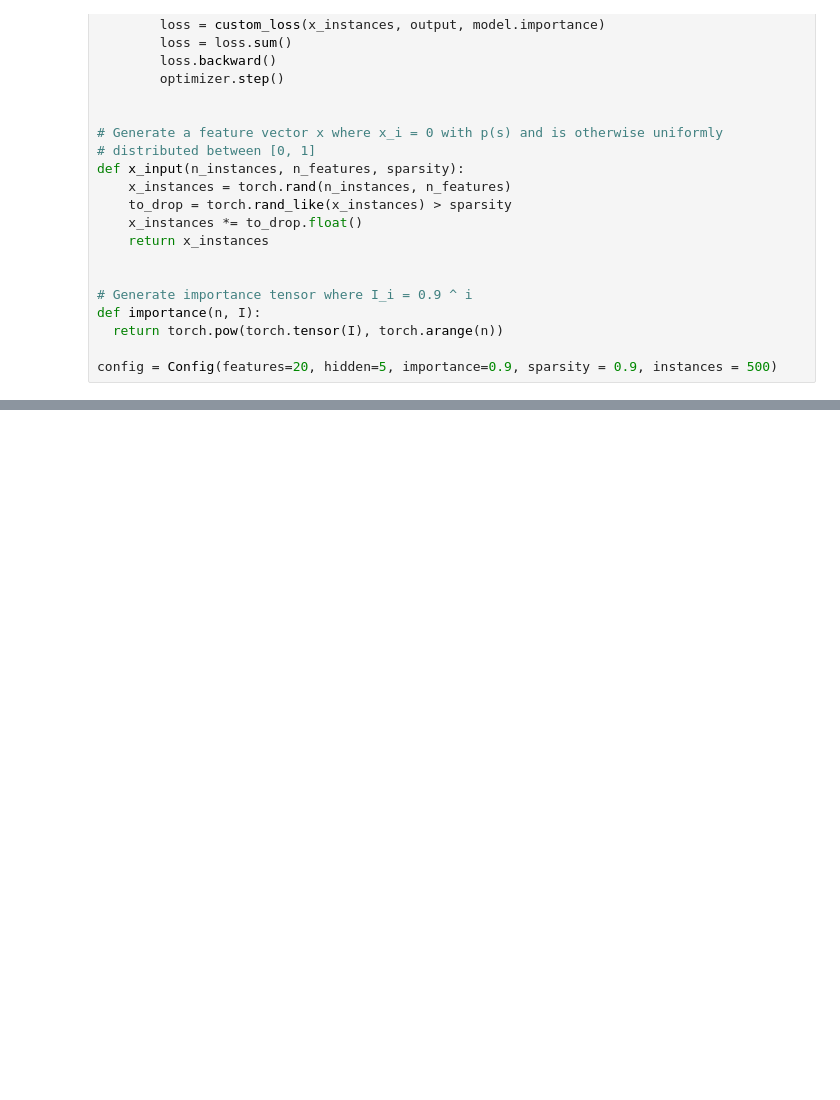
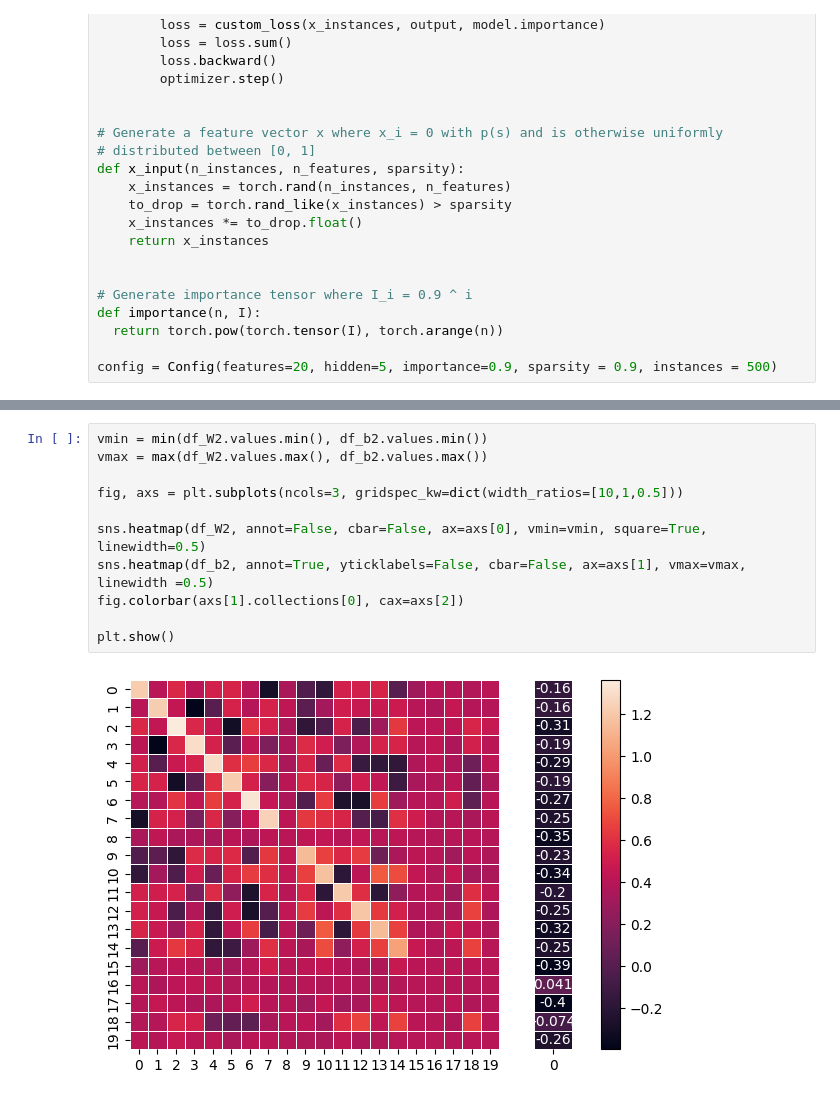
Before and after one commit to Evan-eng/anthropic_superposition_experiment_recreation, a Jupyter notebook: demonstrating_superposition.ipynb, the cells around one changed output, grey strips where cells are left out. Cells and saved outputs as stored; diff of their text form; blank space fills up the shorter version.

```diff
--- a/demonstrating_superposition.ipynb
+++ b/demonstrating_superposition.ipynb
@@ -145,0 +145,13 @@ plt.show()
+# %%
+vmin = min(df_W2.values.min(), df_b2.values.min())
+vmax = max(df_W2.values.max(), df_b2.values.max())
+
+fig, axs = plt.subplots(ncols=3, gridspec_kw=dict(width_ratios=[10,1,0.5]))
+
+sns.heatmap(df_W2, annot=False, cbar=False, ax=axs[0], vmin=vmin, square=True, linewidth=0.5)
+sns.heatmap(df_b2, annot=True, yticklabels=False, cbar=False, ax=axs[1], vmax=vmax, linewidth =0.5)
+fig.colorbar(axs[1].collections[0], cax=axs[2])
+
+plt.show()
+# %% [output]
+[figure, added]
```
Also changed, not shown: parts of 6 cells of this notebook.
